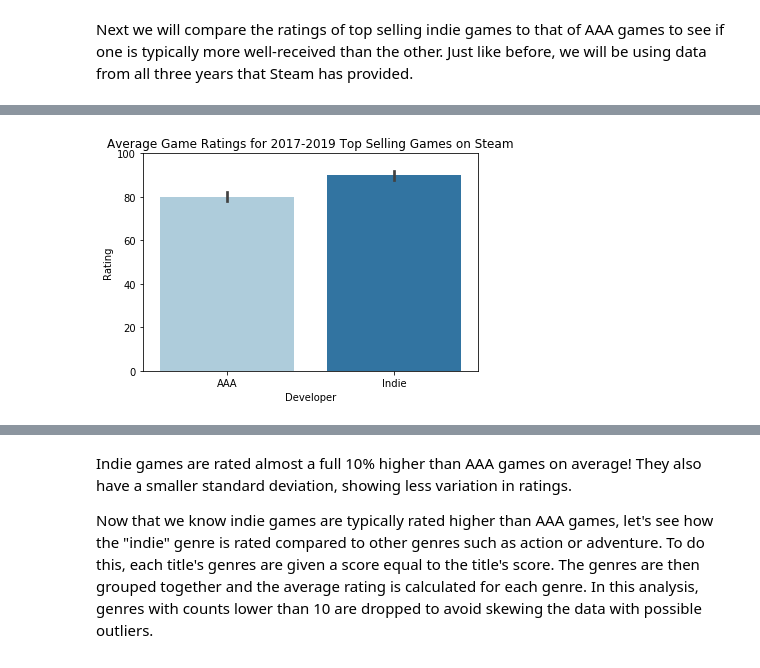
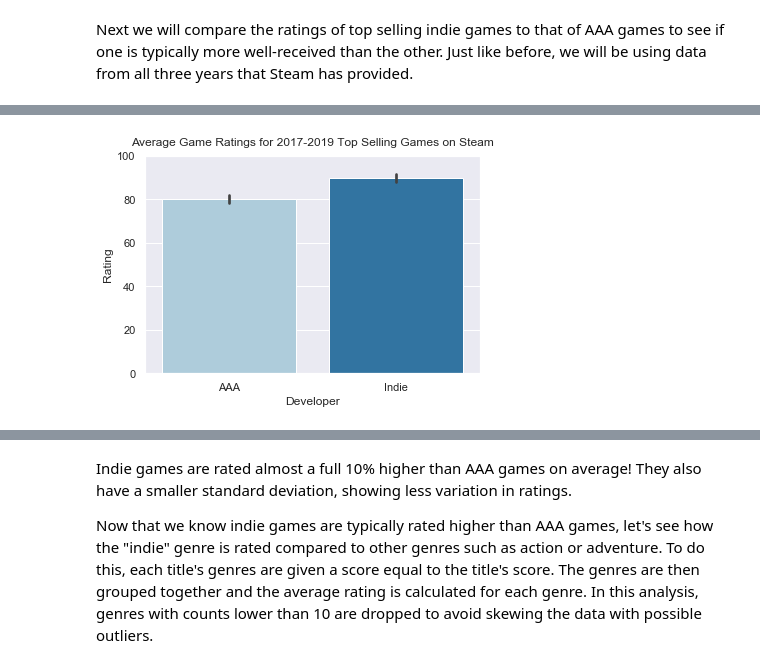
Before and after one commit to kaichang1/Steam, a Jupyter notebook: Steam.ipynb, the cells around one changed output, grey strips where cells are left out. Cells and saved outputs as stored; diff of their text form; code cells hidden in the pictures.

```diff
--- a/Steam.ipynb
+++ b/Steam.ipynb
@@ -132,7 +132,7 @@ df.is_indie.value_counts().reset_index().rename(columns={'index': 'is_indie', 'i
 | 0 | False | 215 |
 | 1 | True | 84 |
 # %%
-sns.set_palette('Paired')
+sns.set(style='darkgrid', palette='Paired')
 fig, ax = plt.subplots()
 ax.pie(df.is_indie.value_counts(), autopct='%0.1f%%', pctdistance=1.2, shadow=True, explode=(0, 0.1))
 ax.legend(['AAA Developer', 'Indie Developer'])
@@ -156,14 +156,14 @@ df.groupby('is_indie').rating.mean().reset_index()
 # %%
 fig, ax = plt.subplots()
 sns.barplot(data=df, x='is_indie', y='rating')
 ax.set_xlabel('Developer')
 ax.set_xticklabels(['AAA', 'Indie'])
 ax.set_yticks([0, 20, 40, 60, 80, 100])
 ax.set_ylabel('Rating')
-ax.set_title('Average Game Ratings for 2017-2019 Top Selling Games on Steam')
+ax.set_title('Average Game Ratings for 2017-2019 Top Selling Games on Steam', pad=10)
 plt.show()
 # %% [output]
-[figure, old version]
+[figure, new version]
 # %%
 indie_games = df[df.is_indie == True]
 AAA_games = df[df.is_indie == False]
```
Also changed, not shown: parts of 15 cells of this notebook.
